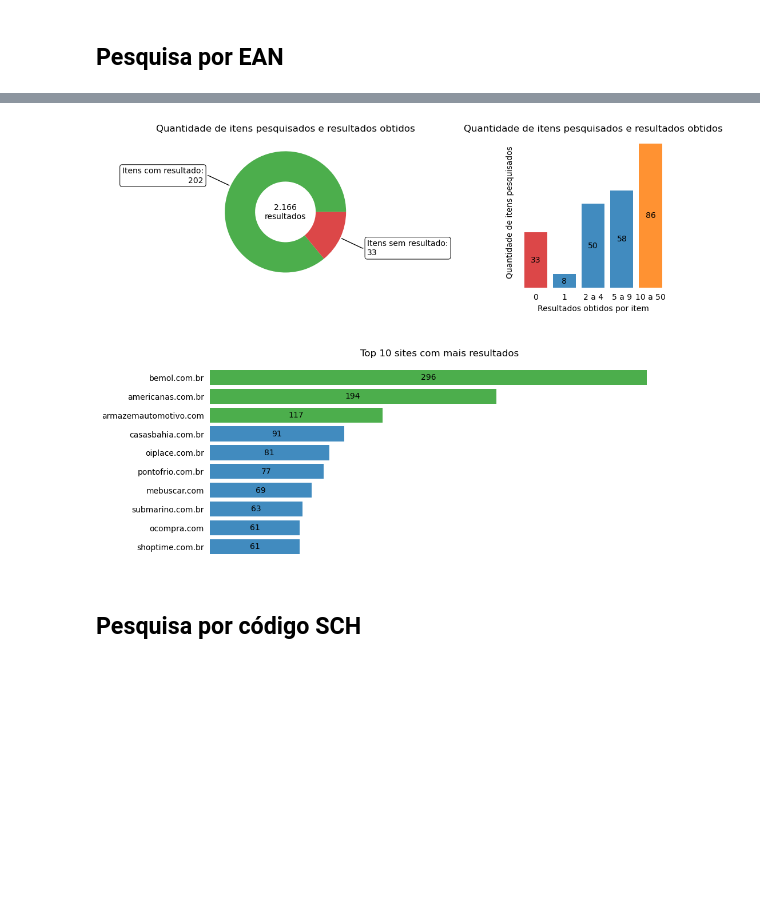
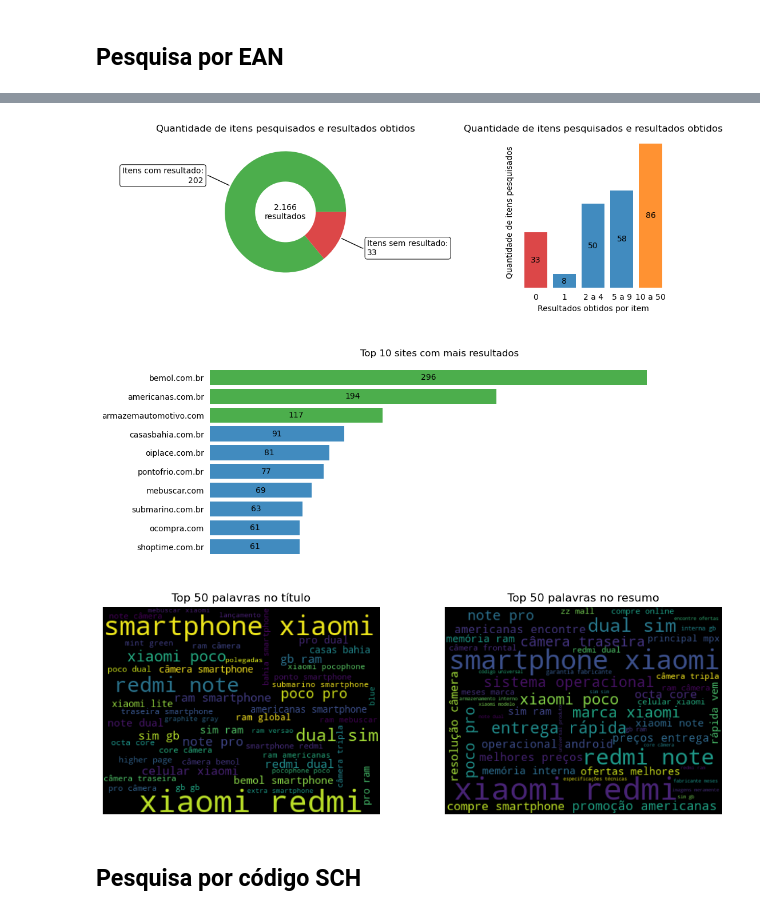
Before and after one commit to InovaFiscaliza/certificacao-homologacao, a Jupyter notebook: analise_exploratoria.ipynb, the cells around one changed output, grey strips where cells are left out. Drawn from its saved outputs; the diff is of its cells as text; code cells hidden in the pictures; blank space fills up the shorter version.

```diff
--- a/analise_exploratoria.ipynb
+++ b/analise_exploratoria.ipynb
@@ -394,7 +438,9 @@ plot_items_results_dashboard(df_ean['Google'])
 # %%
 plot_items_results_dashboard(df_ean['Bing'],bing_bins)
+plot_top_words(df_ean['Bing'])
 # %% [output]
 [figure]
+[figure, added]
 # %% [markdown]
 ## Pesquisa por código SCH
 # %%
```
Also changed, not shown: parts of 12 cells of this notebook.
